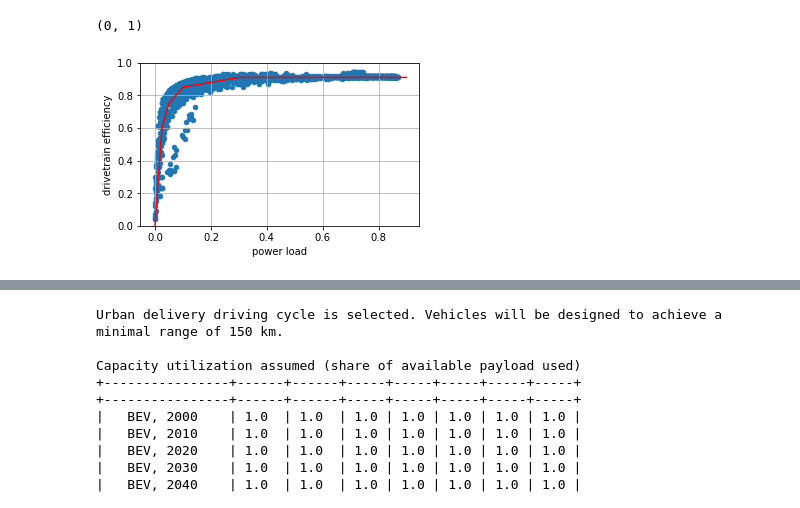
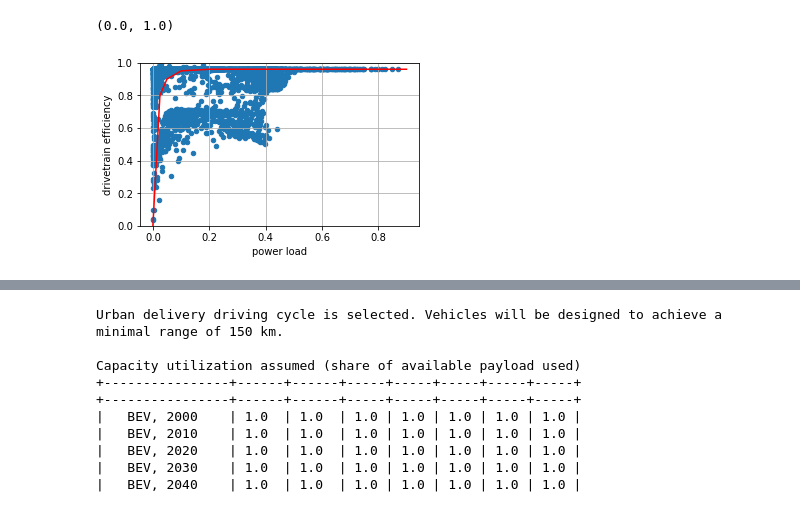
Before and after one commit to romainsacchi/carculator_bus, a Jupyter notebook: dev/Engine calibration.ipynb, the cells around one changed output, grey strips where cells are left out. Saved outputs shown, nothing was run; the diff lists cells and outputs as text; code cells hidden in the pictures.

```diff
--- a/dev/Engine calibration.ipynb
+++ b/dev/Engine calibration.ipynb
@@ -35,45 +29,60 @@ df_40["wheel power ratio"] = df_40["P_brake_in [kW]"]/325
 # %%
-df_35["fuel power [kW]"] = df_35["FC-Final [g/h]"] /3600 * 42
-df_26["fuel power [kW]"] = df_26["FC-Final [g/h]"] /3600 * 42
-df_40["fuel power [kW]"] = df_40["FC-Final [g/h]"] /3600 * 42
+df_13_city["fuel power [kW]"] = df_13_city["FC-Final [g/h]"] /3600 * 42
+df_13_coach["fuel power [kW]"] = df_13_coach["FC-Final [g/h]"] /3600 * 42
 
-df_35["P_ratio_fuel"] = (df_35["P_eng_out [kW]"] / df_35["fuel power [kW]"])
-df_26["P_ratio_fuel"] = (df_26["P_eng_out [kW]"] / df_26["fuel power [kW]"])
-df_40["P_ratio_fuel"] = (df_40["P_eng_out [kW]"] / df_40["fuel power [kW]"])
+
+df_13_city["P_ratio_fuel"] = (df_13_city["P_eng_out [kW]"] / df_13_city["fuel power [kW]"])
+df_13_coach["P_ratio_fuel"] = (df_13_coach["P_eng_out [kW]"] / df_13_coach["fuel power [kW]"])
 # %%
-df_35["drivetrain_eff"] = df_35["P_brake_in [kW]"]/df_35["P_eng_out [kW]"]
-df_26["drivetrain_eff"] = df_26["P_brake_in [kW]"]/df_26["P_eng_out [kW]"]
-df_40["drivetrain_eff"] = df_40["P_brake_in [kW]"]/df_40["P_eng_out [kW]"]
+df_13_city["drivetrain_eff"] = df_13_city["P_brake_in [kW]"]/df_13_city["P_eng_out [kW]"]
+df_13_coach["drivetrain_eff"] = df_13_coach["P_brake_in [kW]"]/df_13_coach["P_eng_out [kW]"]
 # %%
 plt.rcParams["figure.figsize"] = (5,3)
-df_40.loc[(~df_40["drivetrain_eff"].isnull())
-         &(df_40["drivetrain_eff"]>0)
-          &(df_40["drivetrain_eff"]<1)
-         &(df_40["P_brake_in [kW]"]>0)].plot(x="wheel power ratio", y="drivetrain_eff", kind="scatter")
+df_13_city.loc[(~df_13_city["drivetrain_eff"].isnull())
+         &(df_13_city["drivetrain_eff"]>0)
+          &(df_13_city["drivetrain_eff"]<1)
+         &(df_13_city["P_brake_in [kW]"]>0)].plot(x="wheel power ratio", y="drivetrain_eff", kind="scatter")
 
-ind_trans_40 = df_40.loc[(~df_40["drivetrain_eff"].isnull())
-         &(df_40["drivetrain_eff"]>0)
-         &(df_40["drivetrain_eff"]<1)
-         &(df_40["P_brake_in [kW]"]>0), "drivetrain_eff"]
-vals_trans_40 = df_40.loc[(~df_40["drivetrain_eff"].isnull())
-         &(df_40["drivetrain_eff"]>0)
-         &(df_40["drivetrain_eff"]<1)
-         &(df_40["P_brake_in [kW]"]>0), "wheel power ratio"]
+#df_13_coach.loc[(~df_13_coach["drivetrain_eff"].isnull())
+#         &(df_13_coach["drivetrain_eff"]>0)
+#          &(df_13_coach["drivetrain_eff"]<1)
+#         &(df_13_coach["P_brake_in [kW]"]>0)].plot(x="wheel power ratio", y="drivetrain_eff", kind="scatter")
+
+
+ind_13_city = df_13_city.loc[(~df_13_city["drivetrain_eff"].isnull())
+         &(df_13_city["drivetrain_eff"]>0)
+         &(df_13_city["drivetrain_eff"]<1)
+         &(df_13_city["P_brake_in [kW]"]>0), "drivetrain_eff"]
+vals_13_city = df_13_city.loc[(~df_13_city["drivetrain_eff"].isnull())
+         &(df_13_city["drivetrain_eff"]>0)
+         &(df_13_city["drivetrain_eff"]<1)
+         &(df_13_city["P_brake_in [kW]"]>0), "wheel power ratio"]
+
+ind_13_coach = df_13_coach.loc[(~df_13_coach["drivetrain_eff"].isnull())
+         &(df_13_coach["drivetrain_eff"]>0)
+         &(df_13_coach["drivetrain_eff"]<1)
+         &(df_13_coach["P_brake_in [kW]"]>0), "drivetrain_eff"]
+vals_13_coach = df_13_coach.loc[(~df_13_coach["drivetrain_eff"].isnull())
+         &(df_13_coach["drivetrain_eff"]>0)
+         &(df_13_coach["drivetrain_eff"]<1)
+         &(df_13_coach["P_brake_in [kW]"]>0), "wheel power ratio"]
+
+
 xfit = np.linspace(0.01,1,100)
 #plt.plot(xfit, logFunc(xfit, *logFit(vals_trans_40, ind_trans_40)), color="orange")
 
 plt.plot(
         [0, 0.025, .05, .1, .2, .3, .4, .5, .6, .7, .8, .9],
-        [0, 0.6,   .75, .85, .88, .91, .91, .91, .91, .91, .91, .91],
+        [0, 0.8,   .9, .95, .96, .96, .96, .96, .96, .96, .96, .96],
 
          label="manual fit",
     c="red"
         )
 
 plt.ylabel("drivetrain efficiency")
 plt.xlabel("power load")
 plt.grid()
 plt.ylim(0, 1)
 # %% [output]
-(0, 1)
+(0.0, 1.0)
-[figure, old version]
+[figure, new version]
```
Also changed, not shown: parts of 10 cells of this notebook, 12 other files.
